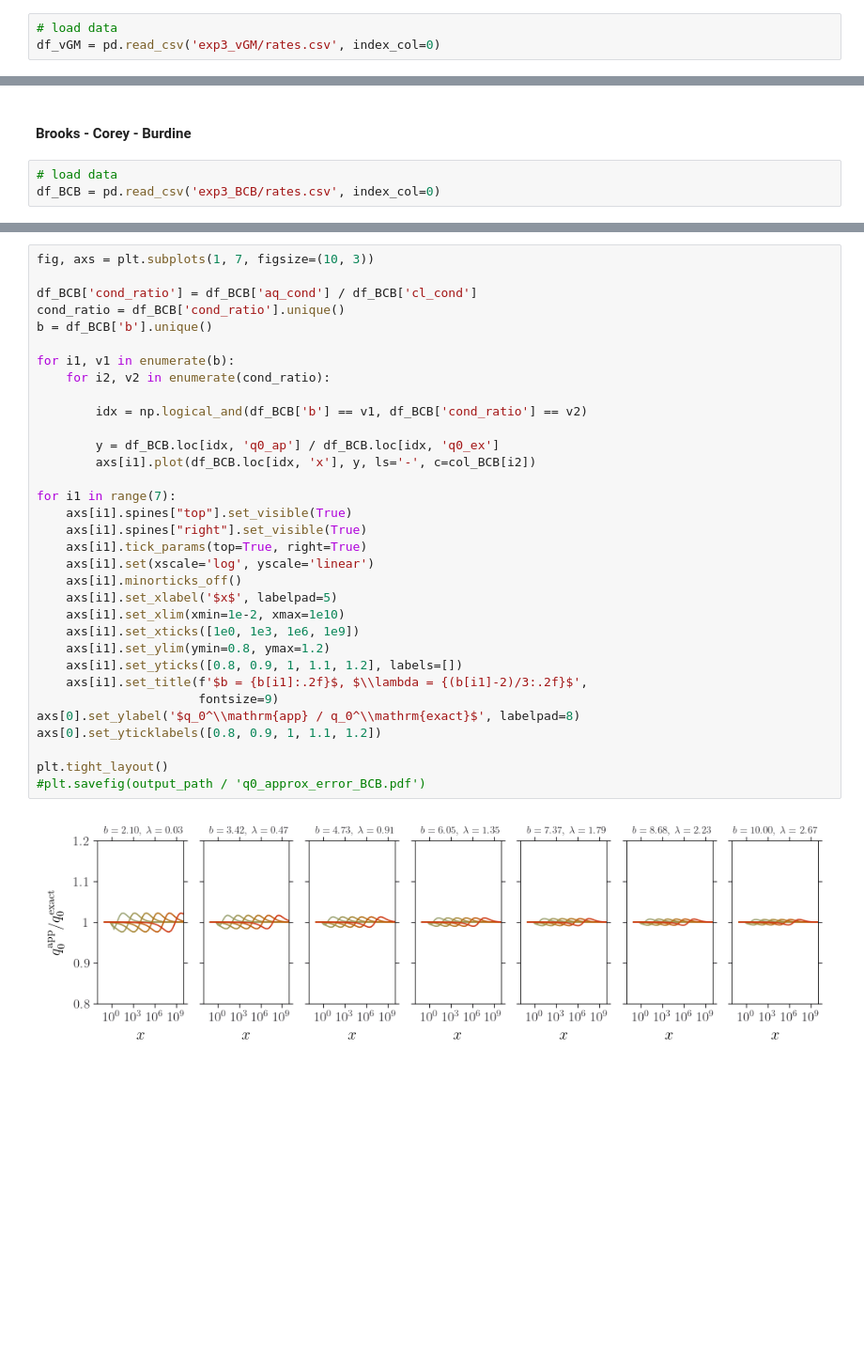
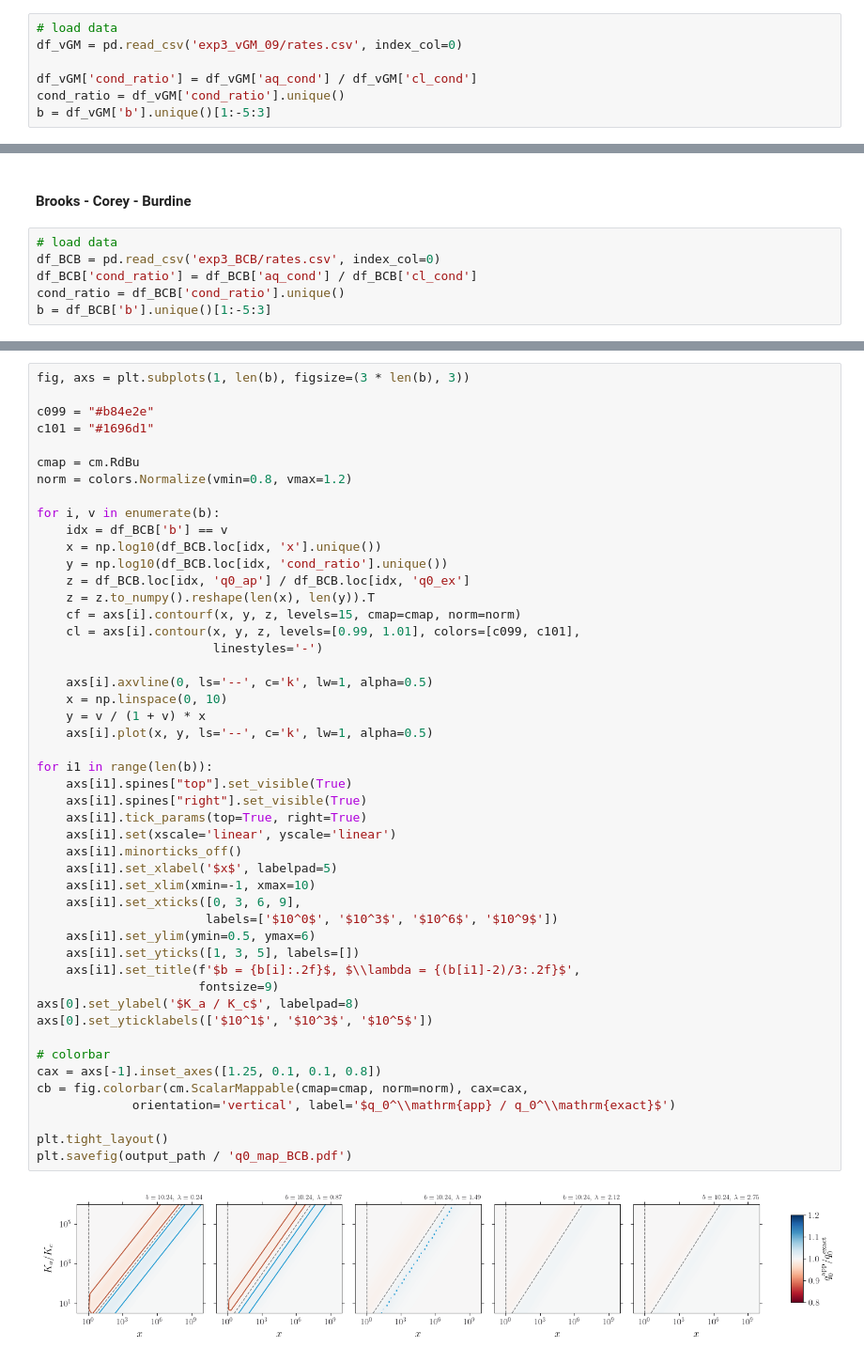
Before and after one commit to jpaccolat/seepage, a Jupyter notebook: exp3.ipynb, the cells around one changed output, grey strips where cells are left out. Shown at 94% size. Saved outputs shown, nothing was run; the diff lists cells and outputs as text; blank space fills up the shorter version.

```diff
--- a/exp3.ipynb
+++ b/exp3.ipynb
@@ -31,4 +22,8 @@ cmap_BCB = colors.LinearSegmentedColormap.from_list('BCB', col_BCB)
 #### van Genuchten - Mualem
 # %%
 # load data
-df_vGM = pd.read_csv('exp3_vGM/rates.csv', index_col=0)
+df_vGM = pd.read_csv('exp3_vGM_09/rates.csv', index_col=0)
+
+df_vGM['cond_ratio'] = df_vGM['aq_cond'] / df_vGM['cl_cond']
+cond_ratio = df_vGM['cond_ratio'].unique()
+b = df_vGM['b'].unique()[1:-5:3]
@@ -148,3 +82,6 @@ plt.tight_layout()
 # %%
 # load data
 df_BCB = pd.read_csv('exp3_BCB/rates.csv', index_col=0)
+df_BCB['cond_ratio'] = df_BCB['aq_cond'] / df_BCB['cl_cond']
+cond_ratio = df_BCB['cond_ratio'].unique()
+b = df_BCB['b'].unique()[1:-5:3]
@@ -190,35 +88,50 @@ plt.tight_layout()
 # %%
-fig, axs = plt.subplots(1, 7, figsize=(10, 3))
+fig, axs = plt.subplots(1, len(b), figsize=(3 * len(b), 3))
 
-df_BCB['cond_ratio'] = df_BCB['aq_cond'] / df_BCB['cl_cond']
-cond_ratio = df_BCB['cond_ratio'].unique()
-b = df_BCB['b'].unique()
+c099 = "#b84e2e"
+c101 = "#1696d1"
 
-for i1, v1 in enumerate(b):
-    for i2, v2 in enumerate(cond_ratio):
+cmap = cm.RdBu
+norm = colors.Normalize(vmin=0.8, vmax=1.2)
 
-        idx = np.logical_and(df_BCB['b'] == v1, df_BCB['cond_ratio'] == v2)
+for i, v in enumerate(b):
+    idx = df_BCB['b'] == v
+    x = np.log10(df_BCB.loc[idx, 'x'].unique())
+    y = np.log10(df_BCB.loc[idx, 'cond_ratio'].unique())
+    z = df_BCB.loc[idx, 'q0_ap'] / df_BCB.loc[idx, 'q0_ex']
+    z = z.to_numpy().reshape(len(x), len(y)).T
+    cf = axs[i].contourf(x, y, z, levels=15, cmap=cmap, norm=norm)
+    cl = axs[i].contour(x, y, z, levels=[0.99, 1.01], colors=[c099, c101],
+                        linestyles='-')
 
-        y = df_BCB.loc[idx, 'q0_ap'] / df_BCB.loc[idx, 'q0_ex']
-        axs[i1].plot(df_BCB.loc[idx, 'x'], y, ls='-', c=col_BCB[i2])
+    axs[i].axvline(0, ls='--', c='k', lw=1, alpha=0.5)
+    x = np.linspace(0, 10)
+    y = v / (1 + v) * x
+    axs[i].plot(x, y, ls='--', c='k', lw=1, alpha=0.5)
 
-for i1 in range(7):
+for i1 in range(len(b)):
     axs[i1].spines["top"].set_visible(True)
     axs[i1].spines["right"].set_visible(True)
     axs[i1].tick_params(top=True, right=True)
-    axs[i1].set(xscale='log', yscale='linear')
+    axs[i1].set(xscale='linear', yscale='linear')
     axs[i1].minorticks_off()
     axs[i1].set_xlabel('$x$', labelpad=5)
-    axs[i1].set_xlim(xmin=1e-2, xmax=1e10)
-    axs[i1].set_xticks([1e0, 1e3, 1e6, 1e9])
-    axs[i1].set_ylim(ymin=0.8, ymax=1.2)
-    axs[i1].set_yticks([0.8, 0.9, 1, 1.1, 1.2], labels=[])
-    axs[i1].set_title(f'$b = {b[i1]:.2f}$, $\\lambda = {(b[i1]-2)/3:.2f}$',
+    axs[i1].set_xlim(xmin=-1, xmax=10)
+    axs[i1].set_xticks([0, 3, 6, 9],
+                       labels=['$10^0$', '$10^3$', '$10^6$', '$10^9$'])
+    axs[i1].set_ylim(ymin=0.5, ymax=6)
+    axs[i1].set_yticks([1, 3, 5], labels=[])
+    axs[i1].set_title(f'$b = {b[i]:.2f}$, $\\lambda = {(b[i1]-2)/3:.2f}$',
                       fontsize=9)
-axs[0].set_ylabel('$q_0^\\mathrm{app} / q_0^\\mathrm{exact}$', labelpad=8)
-axs[0].set_yticklabels([0.8, 0.9, 1, 1.1, 1.2])
+axs[0].set_ylabel('$K_a / K_c$', labelpad=8)
+axs[0].set_yticklabels(['$10^1$', '$10^3$', '$10^5$'])
+
+# colorbar
+cax = axs[-1].inset_axes([1.25, 0.1, 0.1, 0.8])
+cb = fig.colorbar(cm.ScalarMappable(cmap=cmap, norm=norm), cax=cax,
+             orientation='vertical', label='$q_0^\\mathrm{app} / q_0^\\mathrm{exact}$')
 
 plt.tight_layout()
-#plt.savefig(output_path / 'q0_approx_error_BCB.pdf')
+plt.savefig(output_path / 'q0_map_BCB.pdf')
 # %% [output]
-[figure, old version]
+[figure, new version]
```
Also changed, not shown: parts of 6 cells of this notebook, 1 other file.
